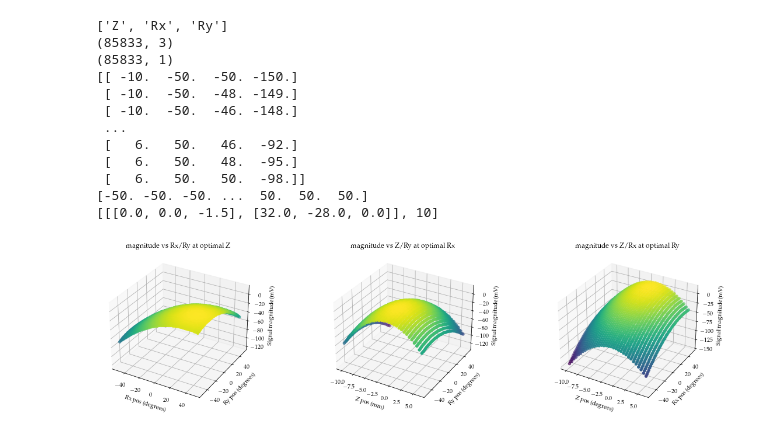
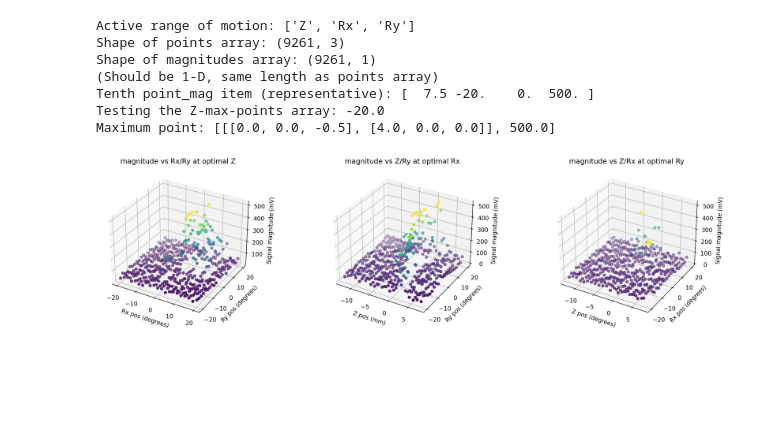
Before and after one commit to Benji-UW/COBOT-Transducer-Control-Code, a Jupyter notebook: Rebuilding_Everything/Debugging Scripts/Fullscan_renders.ipynb, the cells around one changed output. Cells and saved outputs as stored; diff of their text form; code cells hidden in the pictures; blank space fills up the shorter version.

```diff
--- a/Rebuilding_Everything/Debugging Scripts/Fullscan_renders.ipynb
+++ b/Rebuilding_Everything/Debugging Scripts/Fullscan_renders.ipynb
@@ -28,19 +38,31 @@ c:\Users\ander\OneDrive - UW\Robotics lab material\Robotics Control Code\Ben's C
+# %%
+debug_mode = True
+save_figs = False
+file_no = 0
+
+if save_figs:
+    plt.rcParams['figure.dpi'] = 500
+else:
+    plt.rcParams['figure.dpi'] = 200
 # %%
-path = os.path.abspath('..\\')
+# current_file = r"\Debugging Scripts\test_%s.json" % file_no
+current_file = r"\test_%s.json" % file_no
+path = os.path.abspath('..\\') + current_file
 
-current_file = r"\Debugging Scripts\test_4.json"
-path = path + current_file
-
-# print(path)
+if debug_mode:
+    print(path)
 
 with open(path, 'r') as infile:
     json_data = json.load(infile)
 
 r_o_m = json_data["range of motion"]
-resolution = json_data["resolution"]
+# resolution = json_data["resolution"]
 point_mags = json_data["points"]
 max_point = json_data["max_point"]
 
-
-print(point_mags[0])
+if debug_mode:
+    print(point_mags[0])
+    print(max_point)
+    # print(resolution)
+    print(r_o_m)
 # %% [output]
@@ -99,18 +123,15 @@ for DoF in r_o_m:
     r[DoF] = (r_o_m[DoF][1] - r_o_m[DoF][0]) / 2
     if r[DoF] != 0.0:
         active_rom.append(DoF)
-print(active_rom)
+
 
 indeces = {'X': (0,0), 'Y': (0,1), 'Z': (0,2), 'Rx': (1,0), 'Ry': (1,1), 'Rz': (1,2)}
 points = np.array([[p[0][indeces[a][0]][indeces[a][1]] for a in active_rom] for p in point_mags])
 magss = np.array([mags])
 magss = magss.T
 
-print(points.shape)
-print(magss.shape)
 
 np_point_mags = np.hstack((points,magss))
-print(np_point_mags)
 
 # "mps" stands for "max points," or all the points in Rx/Ry space that occur at the max
 # value of Z, rotated for each of the other dimensions
@@ -118,53 +139,50 @@ zmps = np_point_mags[np_point_mags[:,0] == max_point[0][indeces['Z'][0]][indeces
 Rxmps = np_point_mags[np_point_mags[:,1] == max_point[0][indeces['Rx'][0]][indeces['Rx'][1]]]
 Rymps = np_point_mags[np_point_mags[:,2] == max_point[0][indeces['Ry'][0]][indeces['Ry'][1]]]
 
-print(zmps[:,1])
-
-
-print(max_point)
+if debug_mode:
+    print(f"Active range of motion: {active_rom}")
+    print(f"Shape of points array: {points.shape}")
+    print(f"Shape of magnitudes array: {magss.shape} \n(Should be 1-D, same length as points array)")
+    print(f"Tenth point_mag item (representative): {np_point_mags[10]}")
+    print(f"Testing the Z-max-points array: {zmps[:,1][0]}")
+    print(f"Maximum point: {max_point}")
 # %% [output]
-['Z', 'Rx', 'Ry']
-(85833, 3)
-(85833, 1)
-[[ -10.  -50.  -50. -150.]
- [ -10.  -50.  -48. -149.]
- [ -10.  -50.  -46. -148.]
- ...
- [   6.   50.   46.  -92.]
- [   6.   50.   48.  -95.]
- [   6.   50.   50.  -98.]]
-[-50. -50. -50. ...  50.  50.  50.]
-[[[0.0, 0.0, -1.5], [32.0, -28.0, 0.0]], 10]
+Active range of motion: ['Z', 'Rx', 'Ry']
+Shape of points array: (9261, 3)
+Shape of magnitudes array: (9261, 1)
+(Should be 1-D, same length as points array)
+Tenth point_mag item (representative): [  7.5 -20.    0.  500. ]
+Testing the Z-max-points array: -20.0
+Maximum point: [[[0.0, 0.0, -0.5], [4.0, 0.0, 0.0]], 500.0]
 # %%
 fig2 = plt.figure(figsize=(16,4), constrained_layout=True)
-
-plt.rcParams.update({
-    "text.usetex": True,
-    "font.family": "serif",
-    "font.serif": ["Palatino"],
-})
+# plt.rcParams.update({
+#     "text.usetex": True,
+#     "font.family": "serif",
+#     "font.serif": ["Palatino"],
+# })
 
 tax = fig2.add_subplot(1,3,1, projection='3d')
 tax.scatter(zmps[:,1], zmps[:,2], zmps[:,3],c=zmps[:,3], cmap='viridis')
 tax.set_title("magnitude vs Rx/Ry at optimal Z")
 tax.set_xlabel("Rx pos (degrees)")
 tax.set_ylabel("Ry pos (degrees)")
 tax.set_zlabel("Signal magnitude (mV)")
 
 tax = fig2.add_subplot(1,3,2, projection='3d')
 tax.scatter(Rxmps[:,0], Rxmps[:,2], Rxmps[:,3],c=Rxmps[:,3], cmap='viridis')
 tax.set_title("magnitude vs Z/Ry at optimal Rx")
 tax.set_xlabel("Z pos (mm)")
 tax.set_ylabel("Ry pos (degrees)")
 tax.set_zlabel("Signal magnitude (mV)")
 
 tax = fig2.add_subplot(1,3,3, projection='3d')
 tax.scatter(Rymps[:,0], Rymps[:,1], Rymps[:,3],c=Rymps[:,3], cmap='viridis')
 tax.set_title("magnitude vs Z/Rx at optimal Ry")
 tax.set_xlabel("Z pos (degrees)")
 tax.set_ylabel("Rx pos (degrees)")
 tax.set_zlabel("Signal magnitude (mV)")
 
 plt.show()
 # %% [output]
-[figure, old version]
+[figure, new version]
```
Also changed, not shown: parts of 6 cells of this notebook, 29 other files.
